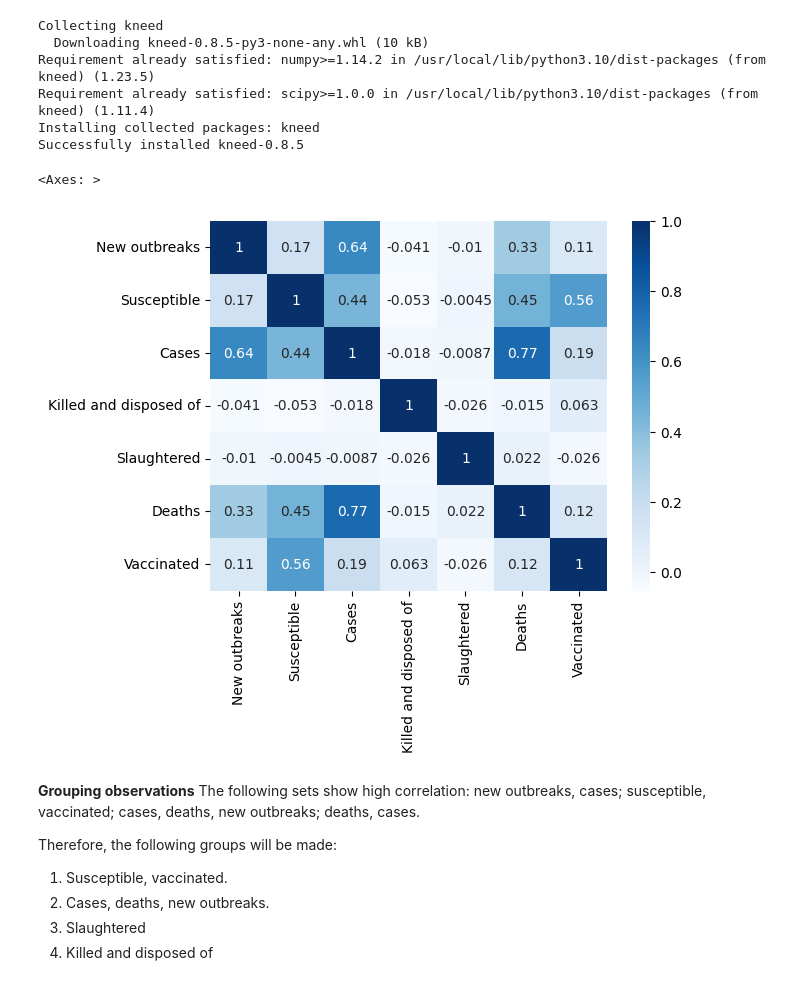
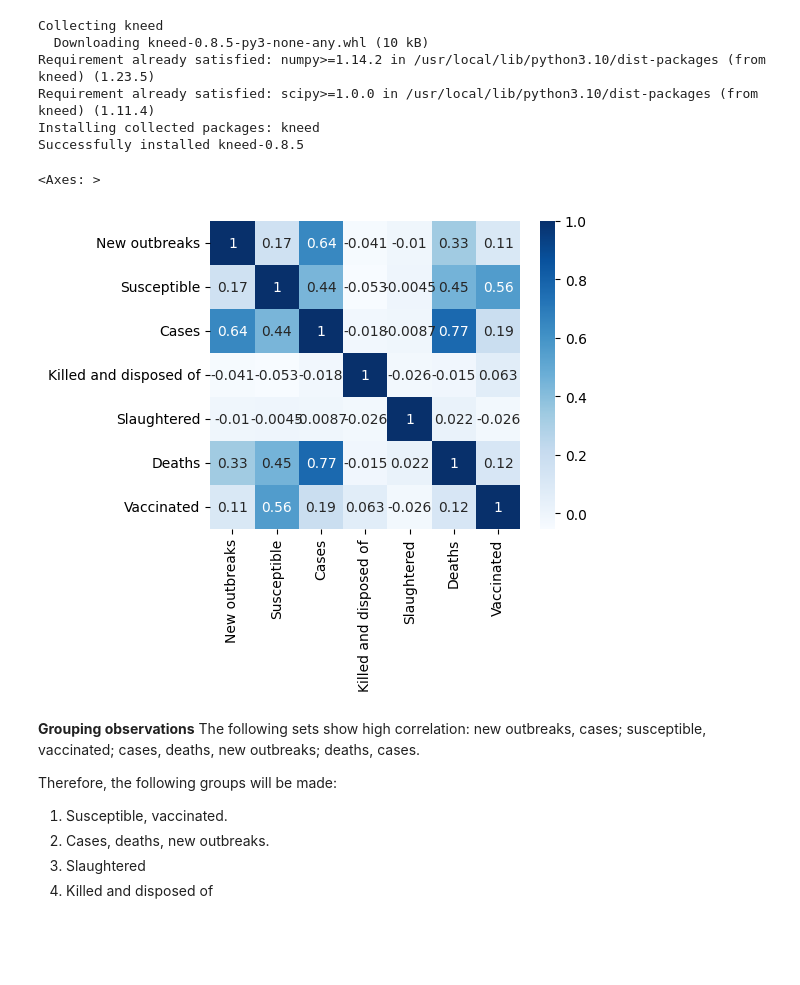
Before and after one commit to columose/WOAH-FMD-dataset, a Jupyter notebook: 4_Visualise_data_on_map.ipynb, the cells around one changed output. Cells and saved outputs as stored; diff of their text form; code cells hidden in the pictures; blank space fills up the shorter version.

```diff
--- a/4_Visualise_data_on_map.ipynb
+++ b/4_Visualise_data_on_map.ipynb
@@ -95,12 +95,13 @@ from sklearn.preprocessing import StandardScaler
 # %%
 # First step, see which variables are correlated for dimensionality reduction
 
+fig = plt.figure(figsize = (5,4))
 cluster_gdf = merged_gdf[test_vars] # Create temporary dataset with quantitative data
 corr = cluster_gdf.corr()
 sns.heatmap(corr, cmap="Blues", annot=True)
 # %% [output]
 <Axes: >
-[figure, old version]
+[figure, new version]
 # %% [markdown]
 **Grouping observations**
 The following sets show high correlation: new outbreaks, cases; susceptible, vaccinated; cases, deaths, new outbreaks; deaths, cases.
```
